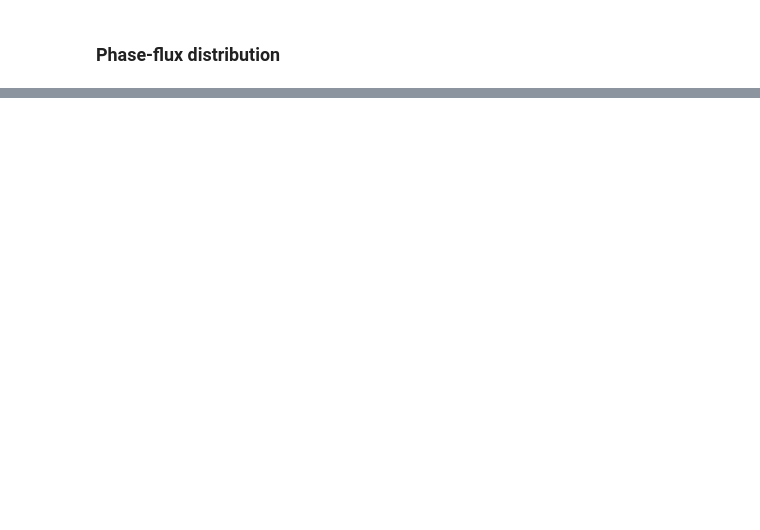
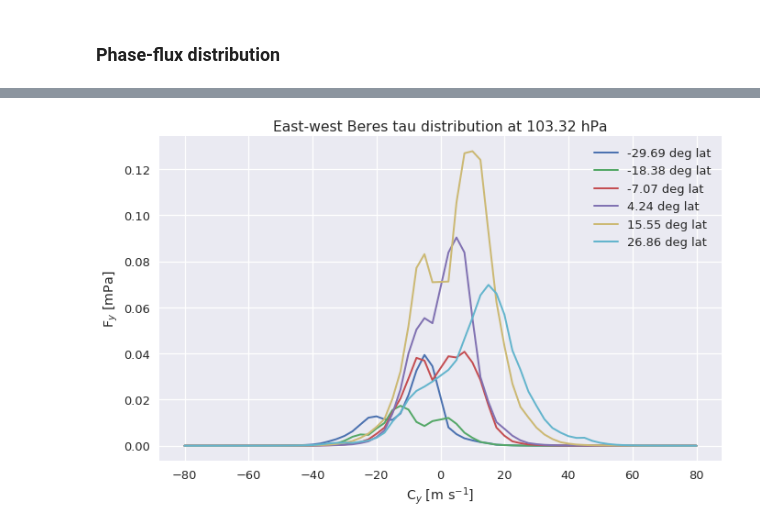
Before and after one commit to dcamron/ncar-gwdst, a Jupyter notebook: notebooks/waves.ipynb, the cells around one changed output, grey strips where cells are left out. Saved outputs shown, nothing was run; the diff lists cells and outputs as text; code cells hidden in the pictures; blank space fills up the shorter version.

```diff
--- a/notebooks/waves.ipynb
+++ b/notebooks/waves.ipynb
@@ -217,0 +234,2 @@ f.savefig('../figures/waves/dist_2d_flux-c.png')
+# %%
+y_lat_wave_mean = gwy.stack(Z=('lon', 'time')).mean(dim='Z', skipna=True).values
@@ -217,0 +255,14 @@ f.savefig('../figures/waves/dist_2d_flux-c.png')
+# %%
+f, ax = plt.subplots(figsize=(11, 6.5))
+
+for i in range(0, 64, 12):
+    ax.plot(x, yy[:, i], label=('%0.2f deg lat' % gwx.lat[i].values), linewidth=2)
+
+ax.legend()
+ax.set_xlabel(u'C$_y$ [m s$^{-1}$]')
+ax.set_ylabel(u'F$_y$ [mPa]')
+ax.set_title('East-west Beres tau distribution at %0.2f hPa' % gwx.lev)
+
+f.savefig('../figures/waves/dist_cy.png')
+# %% [output]
+[figure, added]
```
Also changed, not shown: parts of 20 cells of this notebook, 6 other files.
